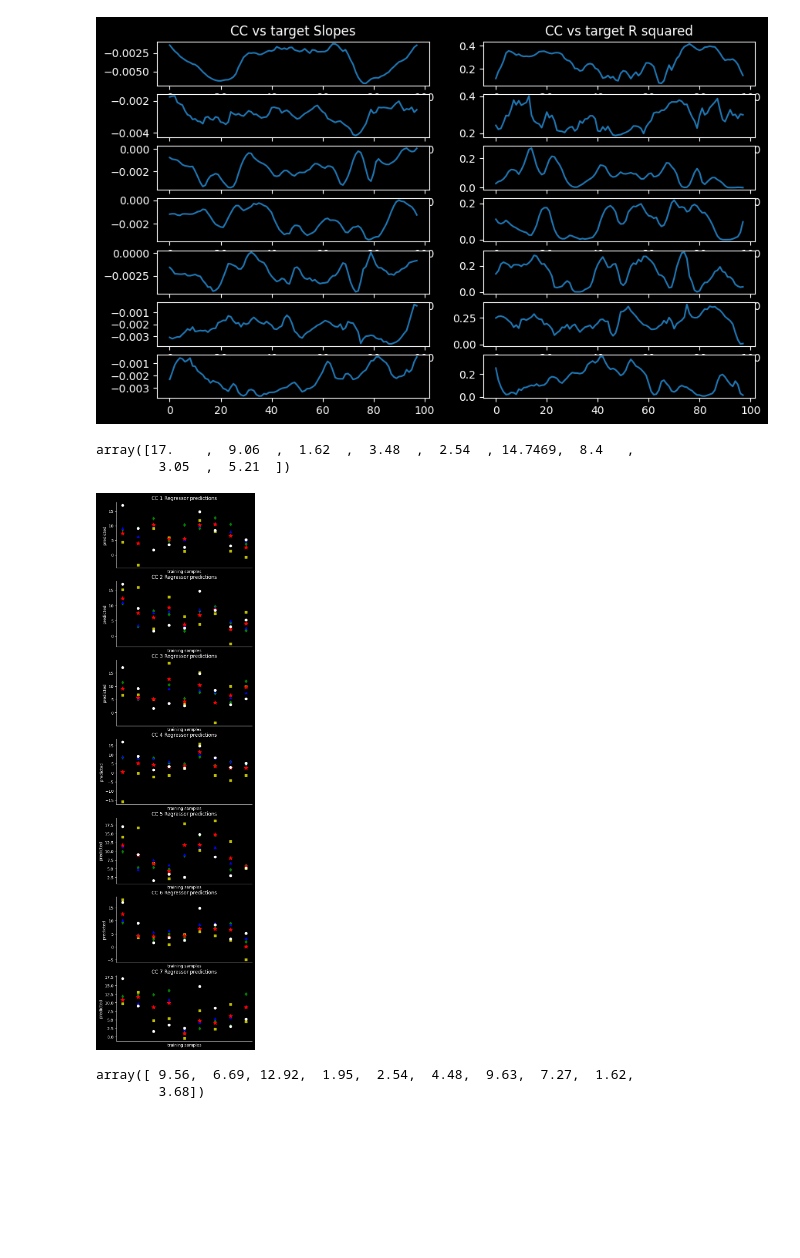
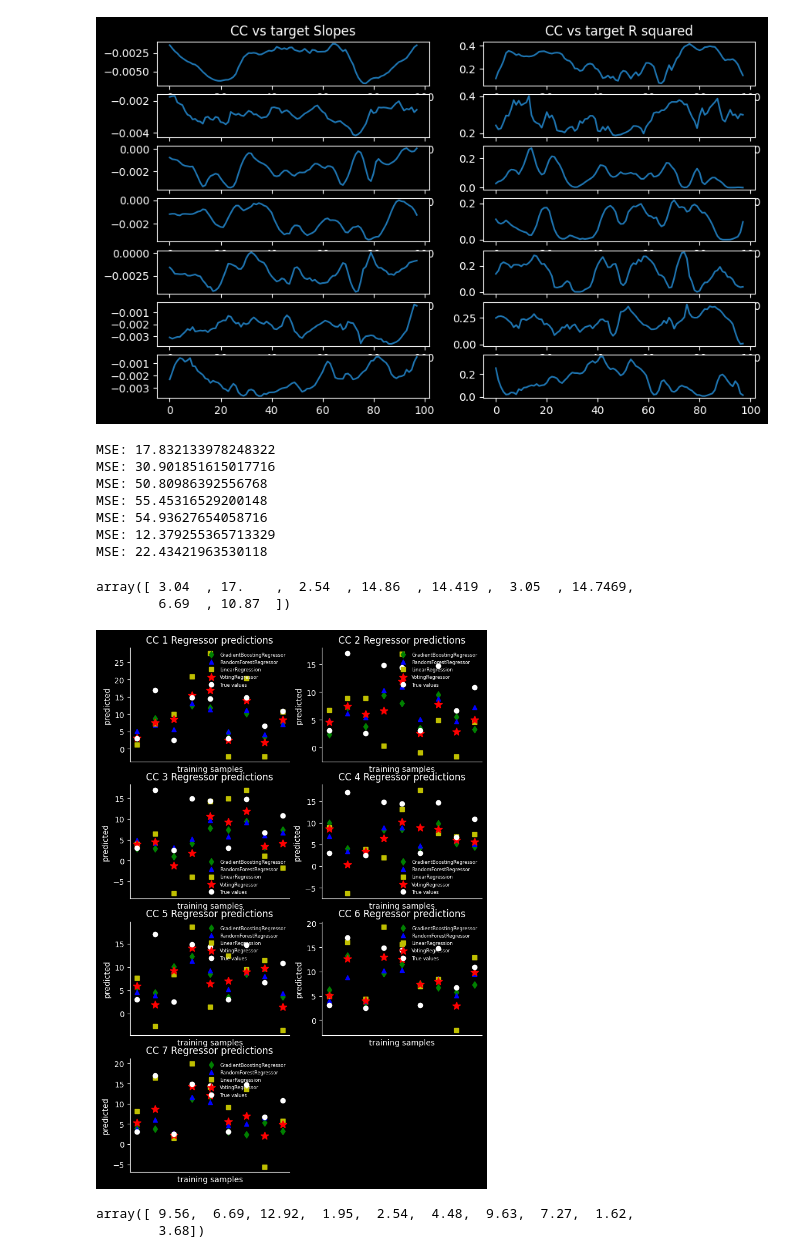
Before and after one commit to nicolascatz/CRPN_DTI_AGING_DPAKNC, a Jupyter notebook: scripts/DTI_Aging_Descr&RegressionTest_NC_251119.ipynb, the cells around one changed output. Drawn from its saved outputs; the diff is of its cells as text; code cells hidden in the pictures; blank space fills up the shorter version.

```diff
--- a/scripts/DTI_Aging_Descr&RegressionTest_NC_251119.ipynb
+++ b/scripts/DTI_Aging_Descr&RegressionTest_NC_251119.ipynb
@@ -261,16 +261,20 @@ from sklearn.ensemble import (
 )
 from sklearn.preprocessing import StandardScaler, MinMaxScaler, RobustScaler
 from sklearn.linear_model import LinearRegression
+from sklearn.metrics import mean_squared_error, r2_score, mean_absolute_error
 
 y=jnd         # Features (independent variable)
 
 
-figure, axs = plt.subplots(nrows=7, ncols=1, figsize=(6, 24)
+figure, axs = plt.subplots(nrows=4, ncols=2, figsize=(8, 12)
                            )
+
+axs = axs.flatten()
+random_state=20
 for cc in range(0,7):
     X=DTI[:,:,cc]
 
-    X_train, X_test, y_train, y_test = train_test_split(X, y, test_size=0.2,random_state=42)
+    X_train, X_test, y_train, y_test = train_test_split(X, y, test_size=0.2,random_state=random_state)
     scaler = StandardScaler()
     X_train_scaled = scaler.fit_transform(X_train)
     X_test_scaled = scaler.transform(X_test)
@@ -279,38 +283,47 @@ for cc in range(0,7):
     reg1 = GradientBoostingRegressor(random_state=1)
     reg2 = RandomForestRegressor(random_state=1)
     reg3 = LinearRegression()
 
     reg1.fit(X_train_scaled, y_train)
     reg2.fit(X_train_scaled, y_train)
     reg3.fit(X_train_scaled, y_train)
 
     ereg = VotingRegressor([("gb", reg1), ("rf", reg2), ("lr", reg3)])
     ereg.fit(X_train_scaled, y_train)
 
 
 
     pred1 = reg1.predict(X_test_scaled)
     pred2 = reg2.predict(X_test_scaled)
     pred3 = reg3.predict(X_test_scaled)
     pred4 = ereg.predict(X_test_scaled)
-
+    print("MSE:", mean_squared_error(y_test, pred4))
     axs[cc].plot(pred1, "gd", label="GradientBoostingRegressor")
     axs[cc].plot(pred2, "b^", label="RandomForestRegressor")
     axs[cc].plot(pred3, "ys", label="LinearRegression")
     axs[cc].plot(pred4, "r*", ms=10, label="VotingRegressor")
     axs[cc].plot(y_test, "wo", label="True values")
     axs[cc].tick_params(axis="x", which="both", bottom=False, top=False, labelbottom=False)
     axs[cc].set_ylabel("predicted")
     axs[cc].set_xlabel("training samples")
-    # axs[cc].legend(loc="best")
+    axs[cc].legend(loc="best", fontsize=6, frameon=False)
     axs[cc].set_title(f"CC {cc+1} Regressor predictions")
     axs[cc].spines['top'].set_visible(False)
     axs[cc].spines['right'].set_visible(False)
+
+axs[7].axis('off')
 y_test
 # %% [output]
-array([17.    ,  9.06  ,  1.62  ,  3.48  ,  2.54  , 14.7469,  8.4   ,
-        3.05  ,  5.21  ])
+MSE: 17.832133978248322
+MSE: 30.901851615017716
+MSE: 50.80986392556768
+MSE: 55.45316529200148
+MSE: 54.93627654058716
+MSE: 12.379255365713329
+MSE: 22.43421963530118
+array([ 3.04  , 17.    ,  2.54  , 14.86  , 14.419 ,  3.05  , 14.7469,
+        6.69  , 10.87  ])
-[figure, old version]
+[figure, new version]
 # %%
 y[:10]
 # %% [output]
```
